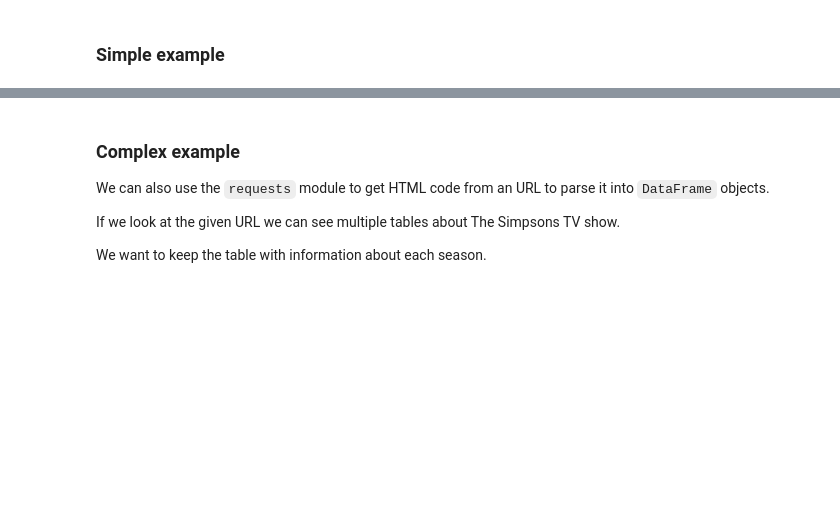
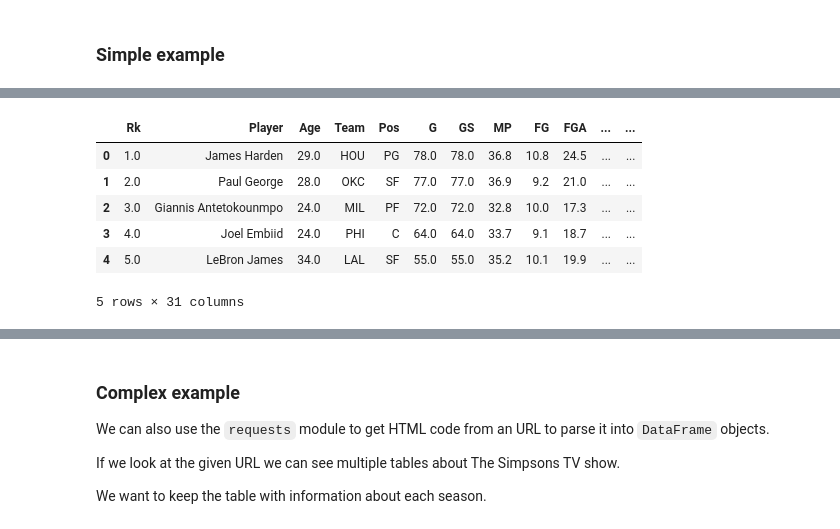
Before and after one commit to henrikenquist/data_analysis_with_python, a Jupyter notebook: 06_reading_data/lesson-17-reading-html-tables/files/Lecture.ipynb, the cells around one changed output, grey strips where cells are left out. Cells and saved outputs as stored; diff of their text form; code cells hidden in the pictures; blank space fills up the shorter version.

```diff
--- a/06_reading_data/lesson-17-reading-html-tables/files/Lecture.ipynb
+++ b/06_reading_data/lesson-17-reading-html-tables/files/Lecture.ipynb
@@ -194,0 +201,11 @@ len(nba_tables)
+# %%
+# First tab on page: Regular season
+nba_tables[0].head()
+# %% [output]
+|  | Rk | Player | Age | Team | Pos | G | GS | MP | FG | FGA | ... | ... |
+| 0 | 1.0 | James Harden | 29.0 | HOU | PG | 78.0 | 78.0 | 36.8 | 10.8 | 24.5 | ... | ... |
+| 1 | 2.0 | Paul George | 28.0 | OKC | SF | 77.0 | 77.0 | 36.9 | 9.2 | 21.0 | ... | ... |
+| 2 | 3.0 | Giannis Antetokounmpo | 24.0 | MIL | PF | 72.0 | 72.0 | 32.8 | 10.0 | 17.3 | ... | ... |
+| 3 | 4.0 | Joel Embiid | 24.0 | PHI | C | 64.0 | 64.0 | 33.7 | 9.1 | 18.7 | ... | ... |
+| 4 | 5.0 | LeBron James | 34.0 | LAL | SF | 55.0 | 55.0 | 35.2 | 10.1 | 19.9 | ... | ... |
+5 rows × 31 columns
```
Also changed, not shown: parts of 24 cells of this notebook, 17 other files.
